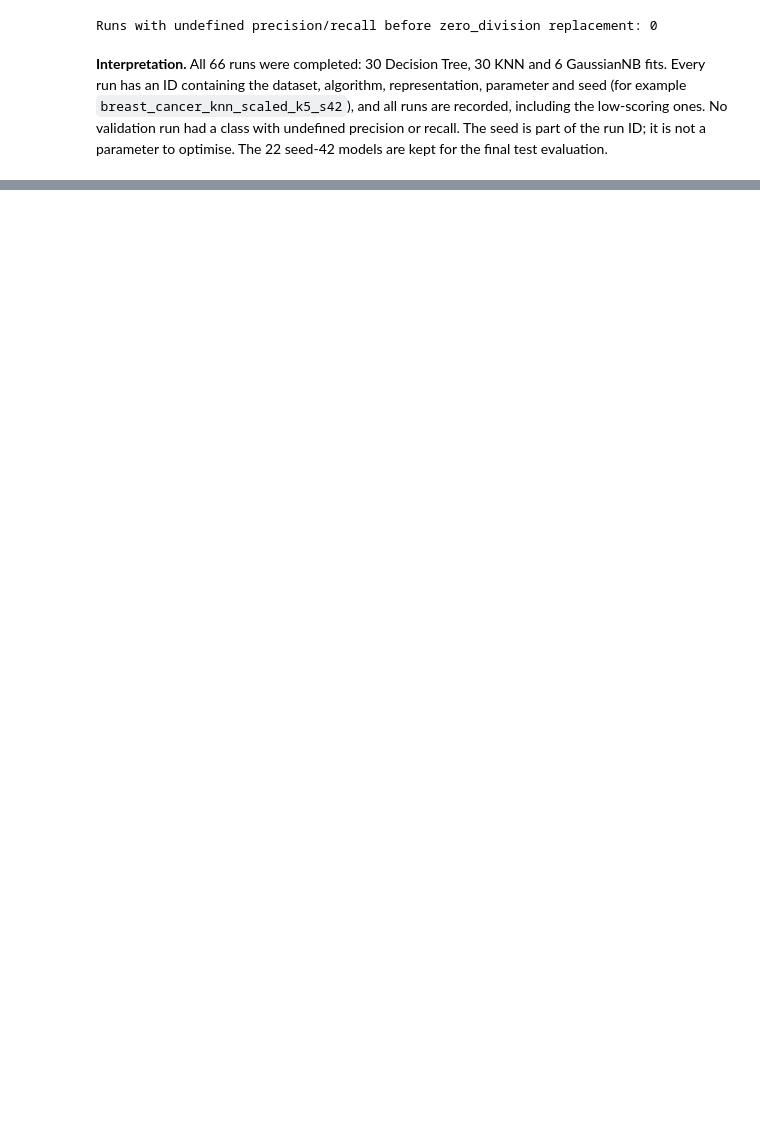
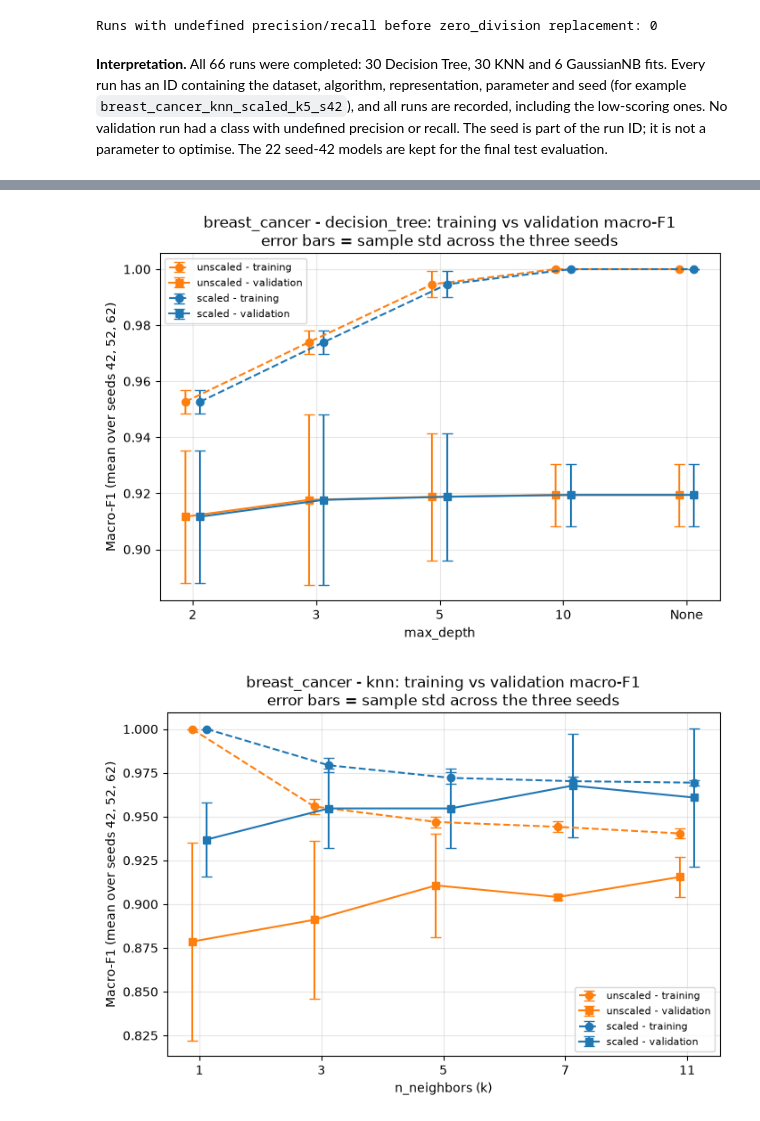
Before and after one commit to selenasurucu/machine-learning-midterm, a Jupyter notebook: breast_cancer.ipynb, the cells around one changed output, grey strips where cells are left out. Cells and saved outputs as stored; diff of their text form; code cells hidden in the pictures; blank space fills up the shorter version.

Commit message:
Breast cancer :validation summary, model selection and parameter plots

```diff
--- a/breast_cancer.ipynb
+++ b/breast_cancer.ipynb
@@ -376,0 +383,9 @@ Runs with undefined precision/recall before zero_division replacement: 0
+# %%
+summary = utils.summarize_runs(runs)
+display(summary.round(4))
+
+selected, ranked = utils.select_config(summary)
+print("Top 5 configurations by the selection rule:")
+display(ranked[["config_id", "val_macro_f1_mean", "val_macro_f1_std", "val_accuracy_mean"]].head(5).round(4))
+SELECTED = selected["config_id"]
+print("SELECTED CONFIGURATION:", SELECTED)
@@ -376,0 +461,6 @@ Runs with undefined precision/recall before zero_division replacement: 0
+# %%
+utils.plot_param_curve(summary, DATASET, "decision_tree", "max_depth", f"{DATASET}_tree_depth_comparison.png")
+utils.plot_param_curve(summary, DATASET, "knn", "n_neighbors (k)", f"{DATASET}_knn_k_comparison.png")
+# %% [output]
+[figure, added]
+[figure, added]
```
Also changed, not shown: parts of 4 cells of this notebook, 3 other files.
